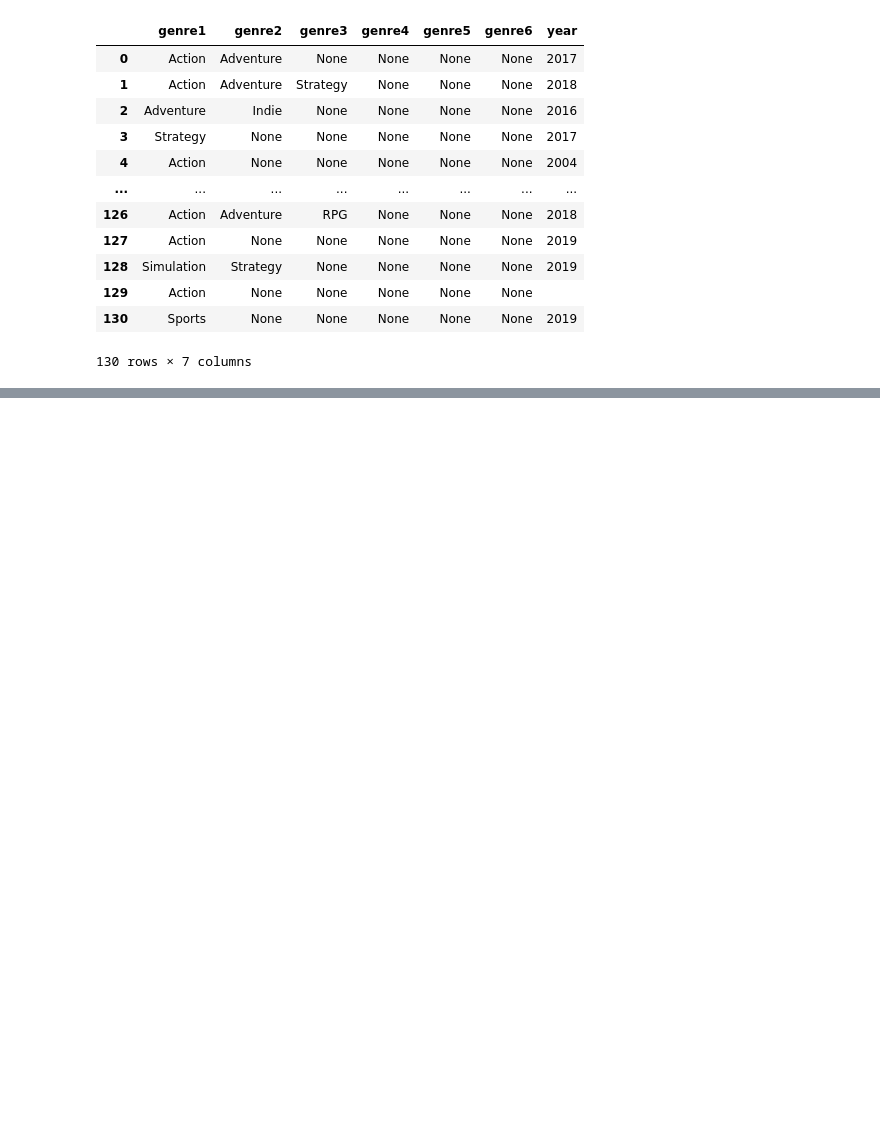
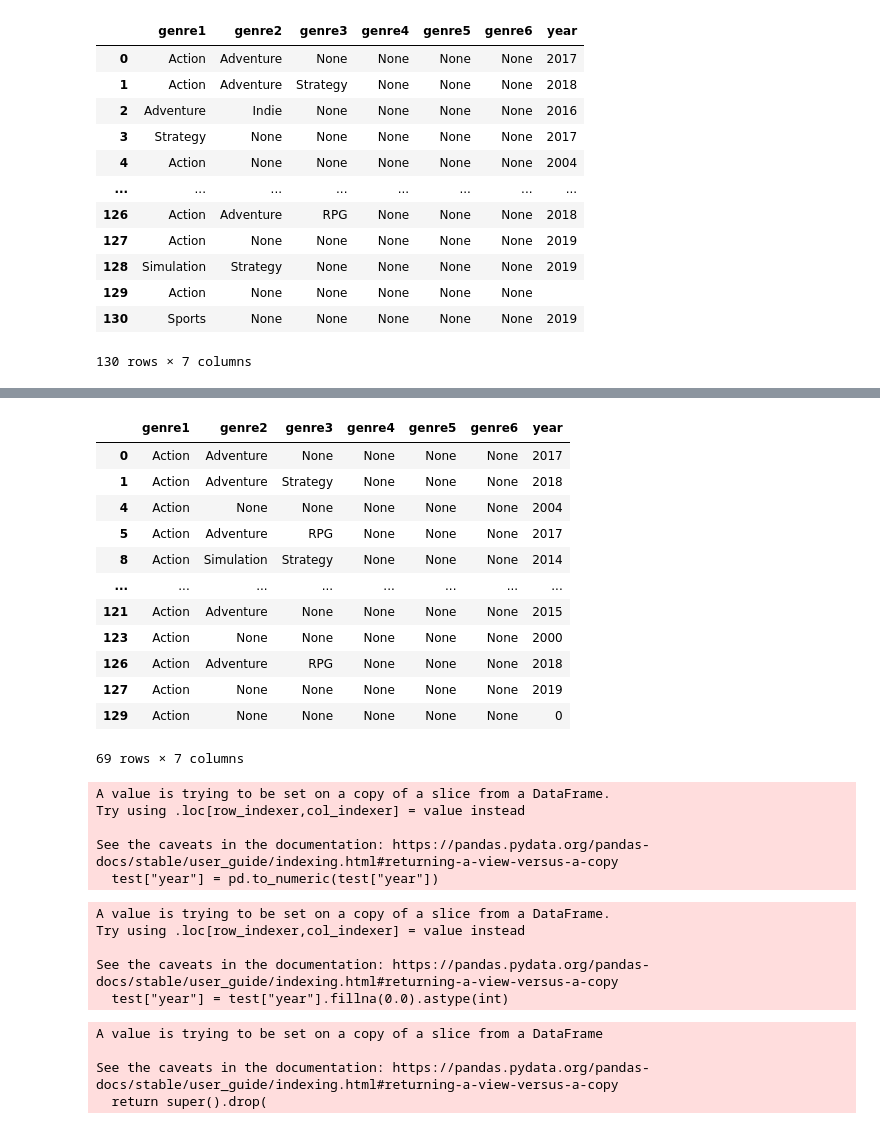
Before and after one commit to pyaepyaelily/videoGame, a Jupyter notebook: videoGame.ipynb, the cells around one changed output, grey strips where cells are left out. Cells and saved outputs as stored; diff of their text form; code cells hidden in the pictures; blank space fills up the shorter version.

Commit message:
cleaning up data a bit

```diff
--- a/videoGame.ipynb
+++ b/videoGame.ipynb
@@ -176,2 +200,45 @@ test = steamGenre_Date.loc[steamGenre_Date['genre1'].isin(options) | steamGenre_
+# %%
+test
+# %% [output]
+|  | genre1 | genre2 | genre3 | genre4 | genre5 | genre6 | year |
+| 0 | Action | Adventure | None | None | None | None | 2017 |
+| 1 | Action | Adventure | Strategy | None | None | None | 2018 |
+| 4 | Action | None | None | None | None | None | 2004 |
+| 5 | Action | Adventure | RPG | None | None | None | 2017 |
+| 8 | Action | Simulation | Strategy | None | None | None | 2014 |
+| ... | ... | ... | ... | ... | ... | ... | ... |
+| 121 | Action | Adventure | None | None | None | None | 2015 |
+| 123 | Action | None | None | None | None | None | 2000 |
+| 126 | Action | Adventure | RPG | None | None | None | 2018 |
+| 127 | Action | None | None | None | None | None | 2019 |
+| 129 | Action | None | None | None | None | None | 0 |
+69 rows × 7 columns
+# %%
+test["year"] = pd.to_numeric(test["year"])
+#test["year"] = test["year"].astype(str).astype(int)
+# %% [output]
+A value is trying to be set on a copy of a slice from a DataFrame.
+Try using .loc[row_indexer,col_indexer] = value instead
+
+See the caveats in the documentation: https://pandas.pydata.org/pandas-docs/stable/user_guide/indexing.html#returning-a-view-versus-a-copy
+  test["year"] = pd.to_numeric(test["year"])
+# %%
+test["year"] = test["year"].fillna(0.0).astype(int)
+# %% [output]
+A value is trying to be set on a copy of a slice from a DataFrame.
+Try using .loc[row_indexer,col_indexer] = value instead
+
+See the caveats in the documentation: https://pandas.pydata.org/pandas-docs/stable/user_guide/indexing.html#returning-a-view-versus-a-copy
+  test["year"] = test["year"].fillna(0.0).astype(int)
+# %%
+# Get names of indexes for which column Age has value 30
+indexNames =test[ test['year'] == 0 ].index
+# Delete these row indexes from dataFrame
+test.drop(indexNames , inplace=True)
+# %% [output]
+A value is trying to be set on a copy of a slice from a DataFrame
+
+See the caveats in the documentation: https://pandas.pydata.org/pandas-docs/stable/user_guide/indexing.html#returning-a-view-versus-a-copy
+  return super().drop(
 # %%
 #sb.histplot(data=rslt_df, x="year", hue="genre", multiple="dodge")
```
Also changed, not shown: parts of 3 cells of this notebook.
